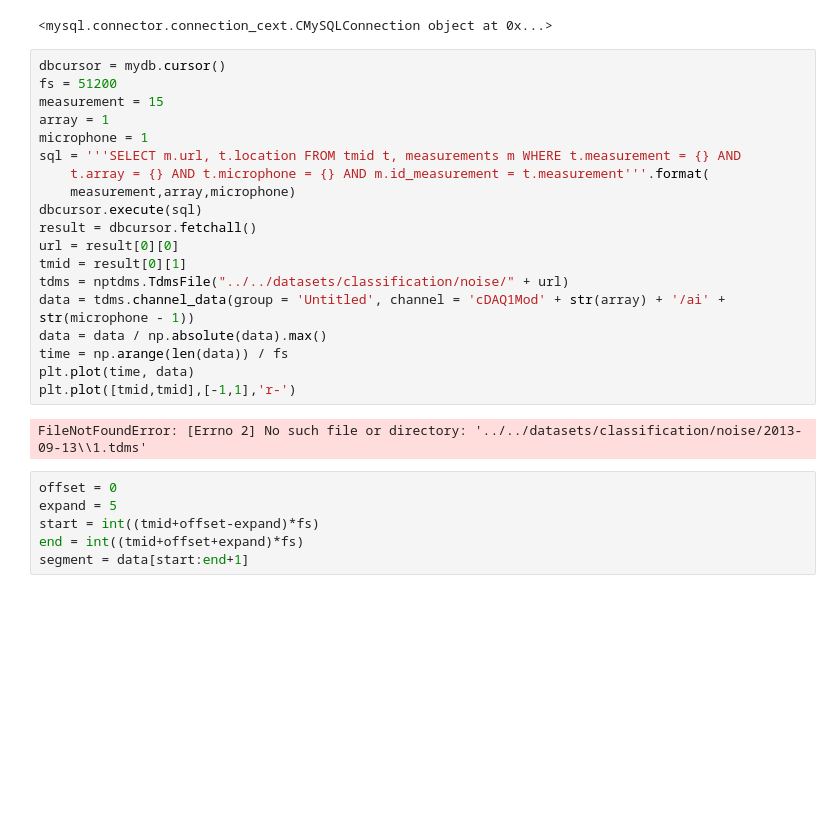
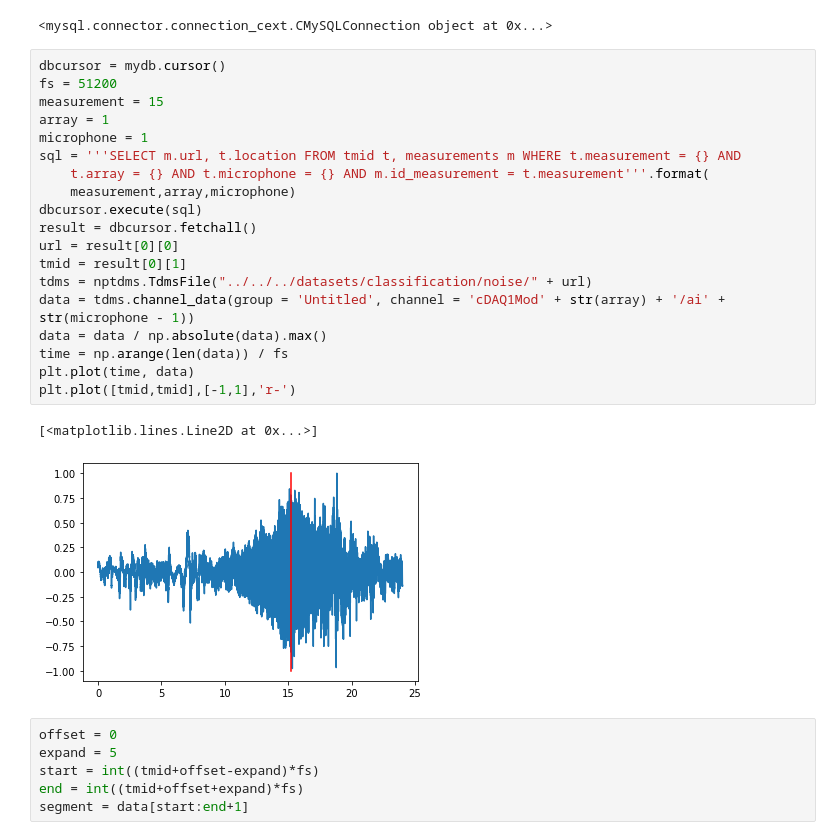
Before and after one commit to alejandECE/air-noise, a Jupyter notebook: python/extraction/features_exploration.ipynb, the cells around one changed output. Saved outputs shown, nothing was run; the diff lists cells and outputs as text; blank space fills up the shorter version.

```diff
--- a/python/extraction/features_exploration.ipynb
+++ b/python/extraction/features_exploration.ipynb
@@ -46,24 +47,25 @@ print(mydb)
 # %%
 dbcursor = mydb.cursor()
 fs = 51200
 measurement = 15
 array = 1
 microphone = 1
 sql = '''SELECT m.url, t.location FROM tmid t, measurements m WHERE t.measurement = {} AND
     t.array = {} AND t.microphone = {} AND m.id_measurement = t.measurement'''.format(
     measurement,array,microphone)
 dbcursor.execute(sql)
 result = dbcursor.fetchall()
 url = result[0][0]
 tmid = result[0][1]
-tdms = nptdms.TdmsFile("../../datasets/classification/noise/" + url)
+tdms = nptdms.TdmsFile("../../../datasets/classification/noise/" + url)
 data = tdms.channel_data(group = 'Untitled', channel = 'cDAQ1Mod' + str(array) + '/ai' + str(microphone - 1))
 data = data / np.absolute(data).max()
 time = np.arange(len(data)) / fs
 plt.plot(time, data)
 plt.plot([tmid,tmid],[-1,1],'r-')
 # %% [output]
-FileNotFoundError: [Errno 2] No such file or directory: '../../datasets/classification/noise/2013-09-13\\1.tdms'
+[<matplotlib.lines.Line2D at 0x...>]
+[figure, added]
 # %%
 offset = 0
 expand = 5
```
Also changed, not shown: parts of 8 cells of this notebook, 7 other files.
